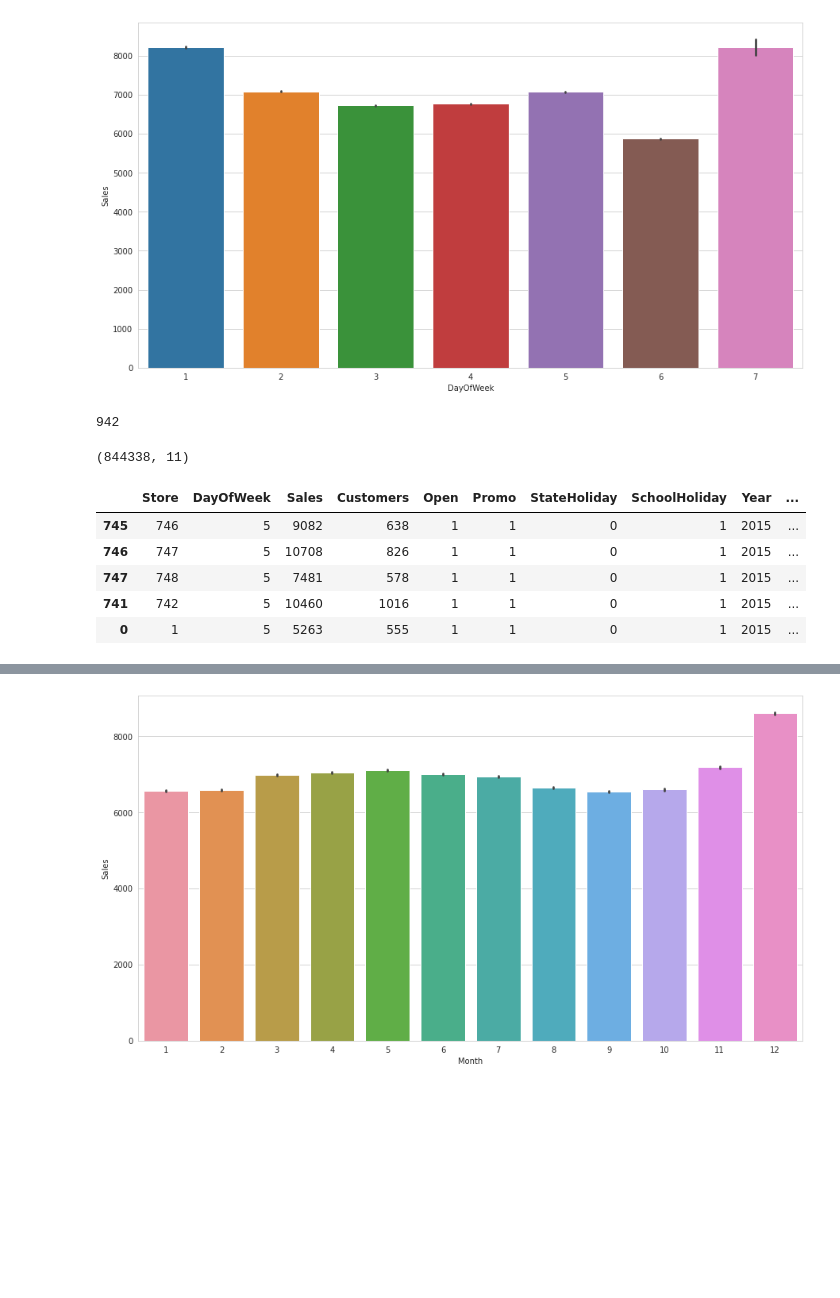
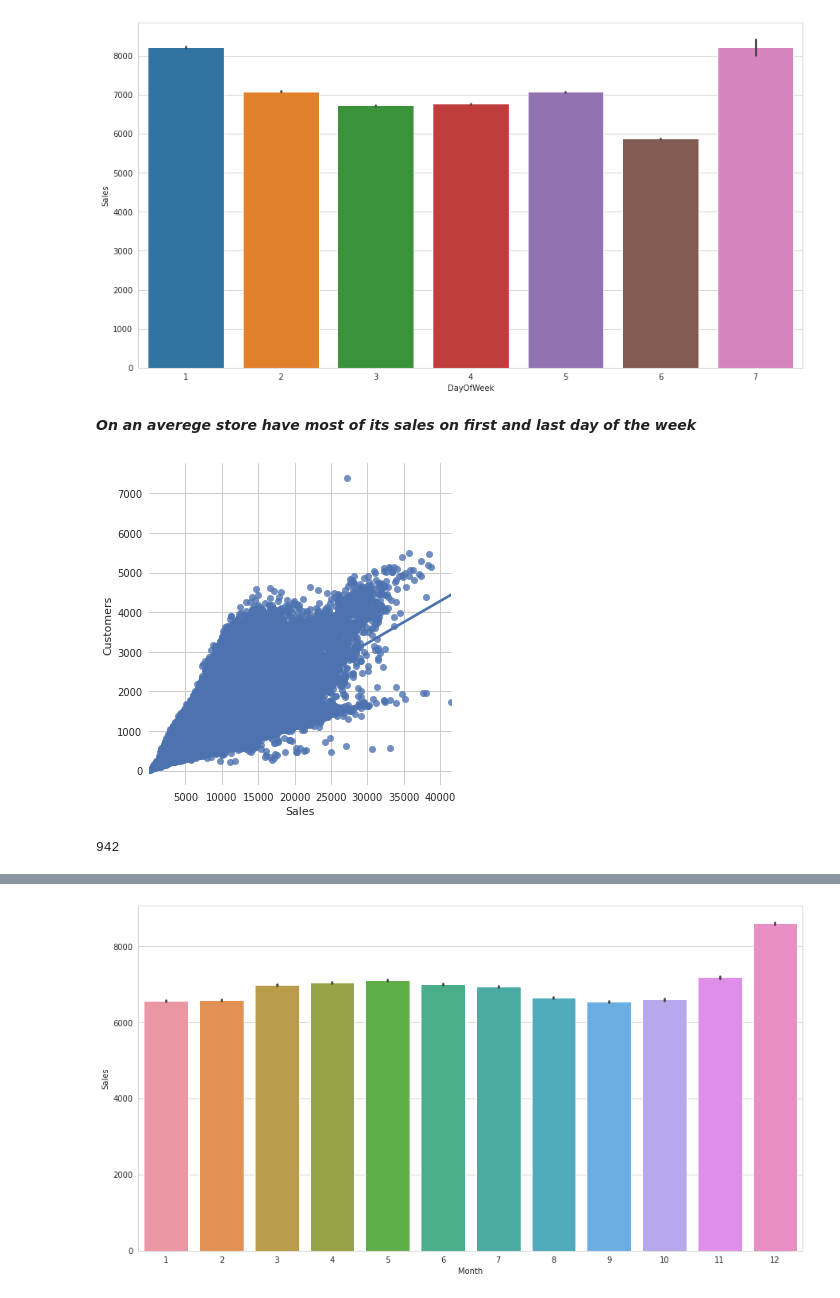
Before and after one commit to asim5800/Retail-Sales-Prediction, a Jupyter notebook: Final_Asim_Rossmann_Sales_Prediction_Capstone_Project.ipynb, the cells around one changed output, grey strips where cells are left out. Saved outputs shown, nothing was run; the diff lists cells and outputs as text; code cells hidden in the pictures; blank space fills up the shorter version.

```diff
--- a/Final_Asim_Rossmann_Sales_Prediction_Capstone_Project.ipynb
+++ b/Final_Asim_Rossmann_Sales_Prediction_Capstone_Project.ipynb
@@ -286,10 +304,15 @@ sns.barplot(x='DayOfWeek', y='Sales' ,data=rossman_df); # on an averege we have
 # %% [output]
 [figure]
+# %% [markdown]
+***On an averege store have most of its sales on first and last day of the week***
 # %%
 #linear relation between sales and customers
-#sns.lmplot(x= 'Sales' , y ='Customers',data=rossman_df, palette='seismic', height=5,aspect=1);
+sns.lmplot(x= 'Sales' , y ='Customers',data=rossman_df, palette='seismic', height=5,aspect=1);
+# %% [output]
+[figure, added]
-# %%
-rossman_df['Date'].nunique()
-# %% [output]
-942
+# %%
+#checking unique date entries in rossman dataset
+rossman_df['Date'].nunique()
+# %% [output]
+942
 # %%
@@ -301,12 +325 @@ rossman_df['week_of_year'] =pd.DatetimeIndex(rossman_df['Date']).week
 rossman_df.drop(['Date'], axis=1,inplace= True)
-# %%
-print(rossman_df.shape)
-rossman_df.tail()
-# %% [output]
-(844338, 11)
-|  | Store | DayOfWeek | Sales | Customers | Open | Promo | StateHoliday | SchoolHoliday | Year | ... |
-| 745 | 746 | 5 | 9082 | 638 | 1 | 1 | 0 | 1 | 2015 | ... |
-| 746 | 747 | 5 | 10708 | 826 | 1 | 1 | 0 | 1 | 2015 | ... |
-| 747 | 748 | 5 | 7481 | 578 | 1 | 1 | 0 | 1 | 2015 | ... |
-| 741 | 742 | 5 | 10460 | 1016 | 1 | 1 | 0 | 1 | 2015 | ... |
-| 0 | 1 | 5 | 5263 | 555 | 1 | 1 | 0 | 1 | 2015 | ... |
```
Also changed, not shown: parts of 174 cells of this notebook.
